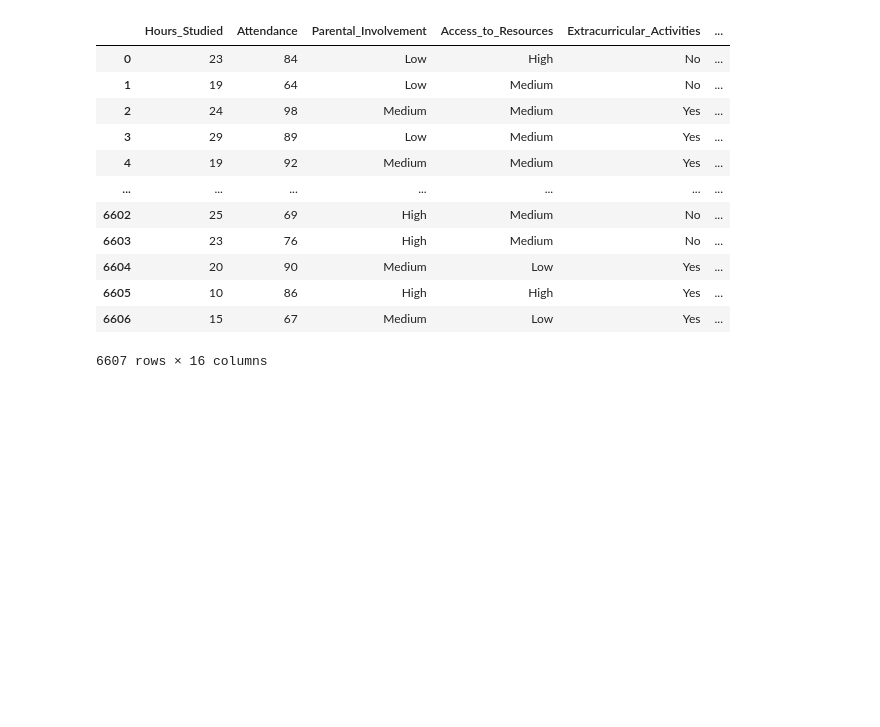
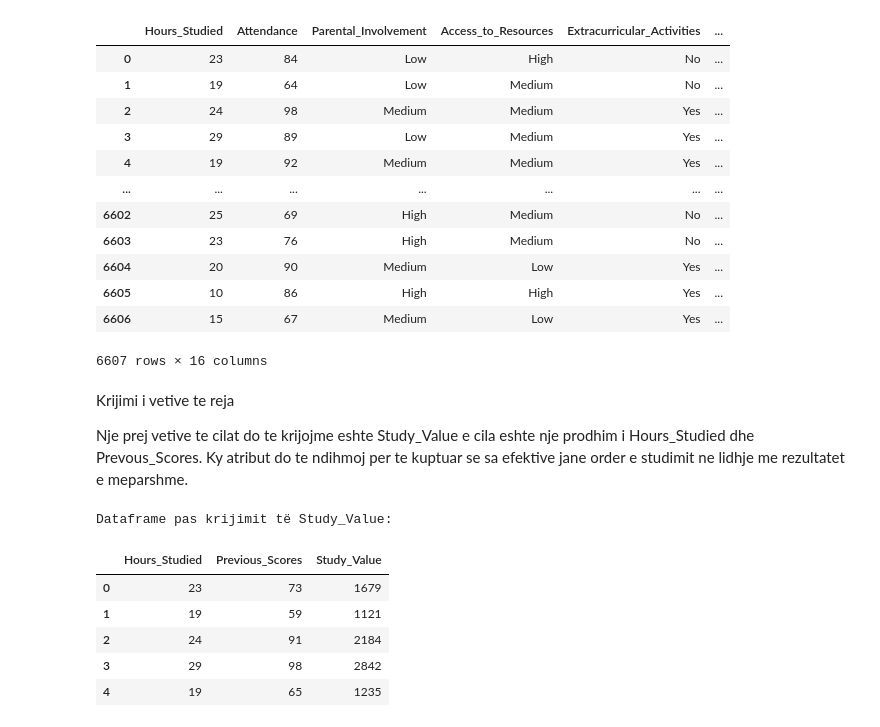
Before and after one commit to enis-halilaj/pvdh-projekti-msc, a Jupyter notebook: data-preprocessing/main.ipynb, the cells around one changed output. Drawn from its saved outputs; the diff is of its cells as text; code cells hidden in the pictures; blank space fills up the shorter version.

```diff
--- a/data-preprocessing/main.ipynb
+++ b/data-preprocessing/main.ipynb
@@ -220,3 +222,22 @@ Dataframe me vetite e zgjedhura:
 | 6605 | 10 | 86 | High | High | Yes | ... |
 | 6606 | 15 | 67 | Medium | Low | Yes | ... |
 6607 rows × 16 columns
+# %% [markdown]
+Krijimi i vetive te reja
+
+Nje prej vetive te cilat do te krijojme eshte Study_Value e cila eshte nje prodhim i Hours_Studied dhe Prevous_Scores. Ky atribut do te ndihmoj per te kuptuar se sa efektive jane order e studimit ne lidhje me rezultatet e meparshme.
+# %%
+# Krijimi i vetive te reja
+df_selected_features.loc[:, 'Study_Value'] = df_selected_features['Hours_Studied'] * df_selected_features['Previous_Scores']
+
+# Shfaqim disa rreshta nga dataframe-i per te kontrolluar Study_Value
+print("Dataframe pas krijimit te Study_Value:")
+display(df_selected_features[['Hours_Studied', 'Previous_Scores', 'Study_Value']].head())
+# %% [output]
+Dataframe pas krijimit të Study_Value:
+|  | Hours_Studied | Previous_Scores | Study_Value |
+| 0 | 23 | 73 | 1679 |
+| 1 | 19 | 59 | 1121 |
+| 2 | 24 | 91 | 2184 |
+| 3 | 29 | 98 | 2842 |
+| 4 | 19 | 65 | 1235 |
```
Also changed, not shown: parts of 9 cells of this notebook.
